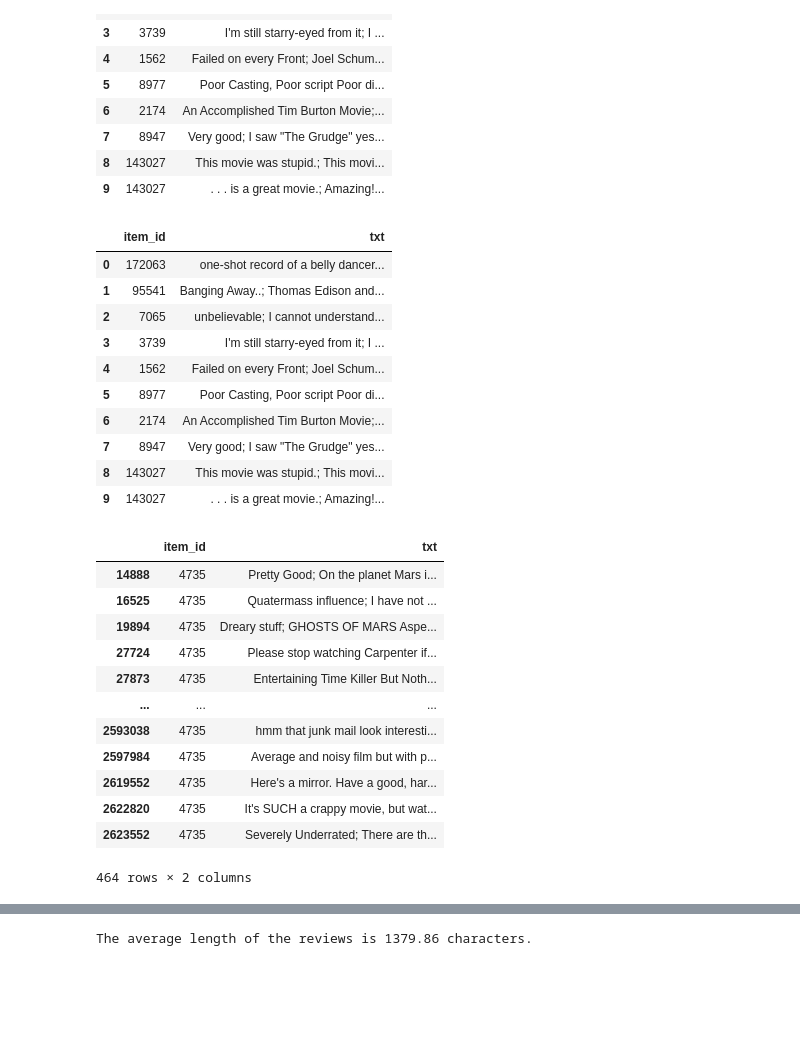
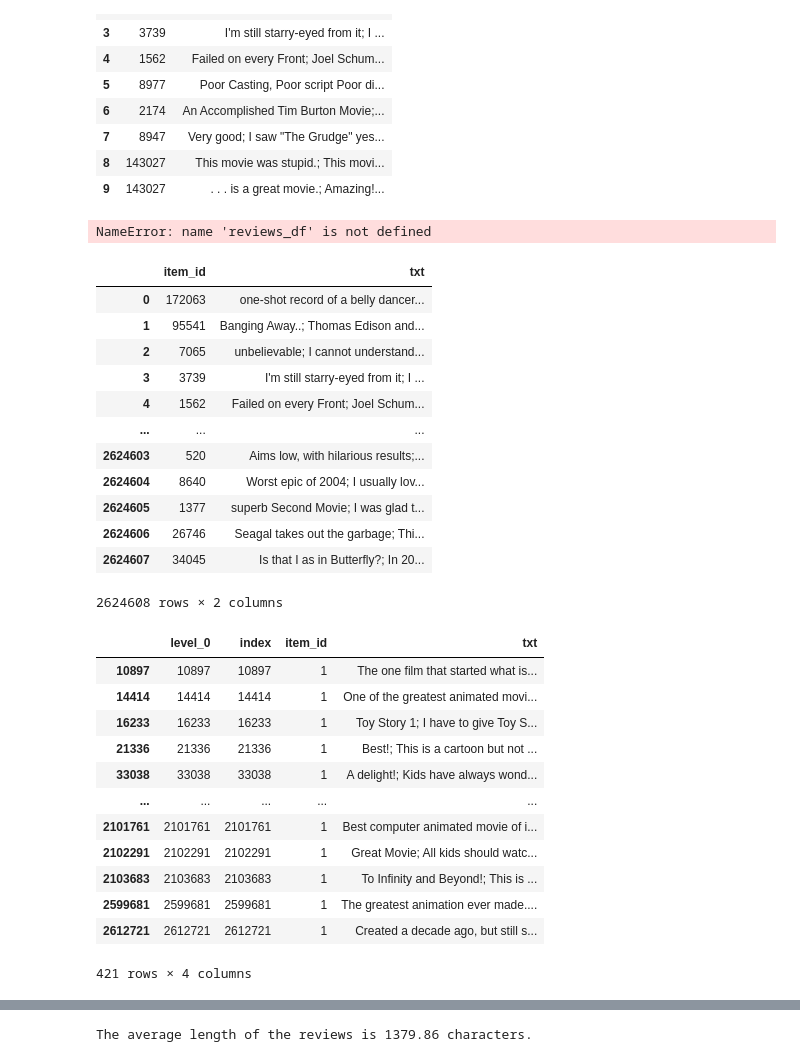
Before and after one commit to epfl-ada/ada-2024-project-gear5, a Jupyter notebook: data_exploration.ipynb, the cells around one changed output, grey strips where cells are left out. Cells and saved outputs as stored; diff of their text form; code cells hidden in the pictures; blank space fills up the shorter version.

```diff
--- a/data_exploration.ipynb
+++ b/data_exploration.ipynb
@@ -382,11 +371,13 @@ reviews_df.head(10)
 | 8 | 143027 | This movie was stupid.; This movi... |
 | 9 | 143027 | . . . is a great movie.; Amazing!... |
 # %%
-reviews_df.to_pickle('./data/reviews.pkl')
+#reviews_df.to_pickle('./data/reviews.pkl')
+# %% [output]
+NameError: name 'reviews_df' is not defined
 # %%
 # For faster loading and saving, we will save the dataframe as a pickle file
 reviews_df = pd.read_pickle('./data/reviews.pkl')
-reviews_df.head(10)
+reviews_df
 # %% [output]
 |  | item_id | txt |
 | 0 | 172063 | one-shot record of a belly dancer... |
@@ -394,25 +385,27 @@ reviews_df.head(10)
 | 2 | 7065 | unbelievable; I cannot understand... |
 | 3 | 3739 | I'm still starry-eyed from it; I ... |
 | 4 | 1562 | Failed on every Front; Joel Schum... |
-| 5 | 8977 | Poor Casting, Poor script Poor di... |
-| 6 | 2174 | An Accomplished Tim Burton Movie;... |
-| 7 | 8947 | Very good; I saw "The Grudge" yes... |
-| 8 | 143027 | This movie was stupid.; This movi... |
-| 9 | 143027 | . . . is a great movie.; Amazing!... |
+| ... | ... | ... |
+| 2624603 | 520 | Aims low, with hilarious results;... |
+| 2624604 | 8640 | Worst epic of 2004; I usually lov... |
+| 2624605 | 1377 | superb Second Movie; I was glad t... |
+| 2624606 | 26746 | Seagal takes out the garbage; Thi... |
+| 2624607 | 34045 | Is that I as in Butterfly?; In 20... |
+2624608 rows × 2 columns
 # %%
-reviews_df[reviews_df["item_id"] == 4735]
+reviews_df[reviews_df["item_id"] == 1]
 # %% [output]
-|  | item_id | txt |
-| 14888 | 4735 | Pretty Good; On the planet Mars i... |
-| 16525 | 4735 | Quatermass influence; I have not ... |
-| 19894 | 4735 | Dreary stuff; GHOSTS OF MARS Aspe... |
-| 27724 | 4735 | Please stop watching Carpenter if... |
-| 27873 | 4735 | Entertaining Time Killer But Noth... |
-| ... | ... | ... |
-| 2593038 | 4735 | hmm that junk mail look interesti... |
-| 2597984 | 4735 | Average and noisy film but with p... |
-| 2619552 | 4735 | Here's a mirror. Have a good, har... |
-| 2622820 | 4735 | It's SUCH a crappy movie, but wat... |
-| 2623552 | 4735 | Severely Underrated; There are th... |
+|  | level_0 | index | item_id | txt |
+| 10897 | 10897 | 10897 | 1 | The one film that started what is... |
+| 14414 | 14414 | 14414 | 1 | One of the greatest animated movi... |
+| 16233 | 16233 | 16233 | 1 | Toy Story 1; I have to give Toy S... |
+| 21336 | 21336 | 21336 | 1 | Best!; This is a cartoon but not ... |
+| 33038 | 33038 | 33038 | 1 | A delight!; Kids have always wond... |
+| ... | ... | ... | ... | ... |
+| 2101761 | 2101761 | 2101761 | 1 | Best computer animated movie of i... |
+| 2102291 | 2102291 | 2102291 | 1 | Great Movie; All kids should watc... |
+| 2103683 | 2103683 | 2103683 | 1 | To Infinity and Beyond!; This is ... |
+| 2599681 | 2599681 | 2599681 | 1 | The greatest animation ever made.... |
+| 2612721 | 2612721 | 2612721 | 1 | Created a decade ago, but still s... |
-464 rows × 2 columns
+421 rows × 4 columns
 # %%
```
Also changed, not shown: parts of 5 cells of this notebook, 4 other files.
